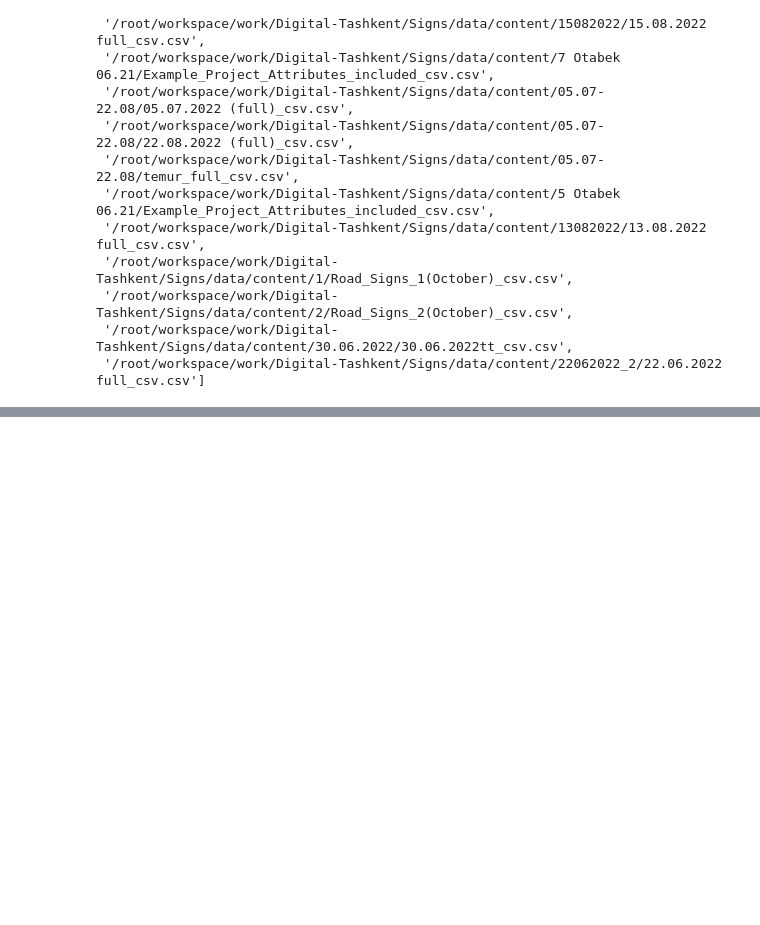
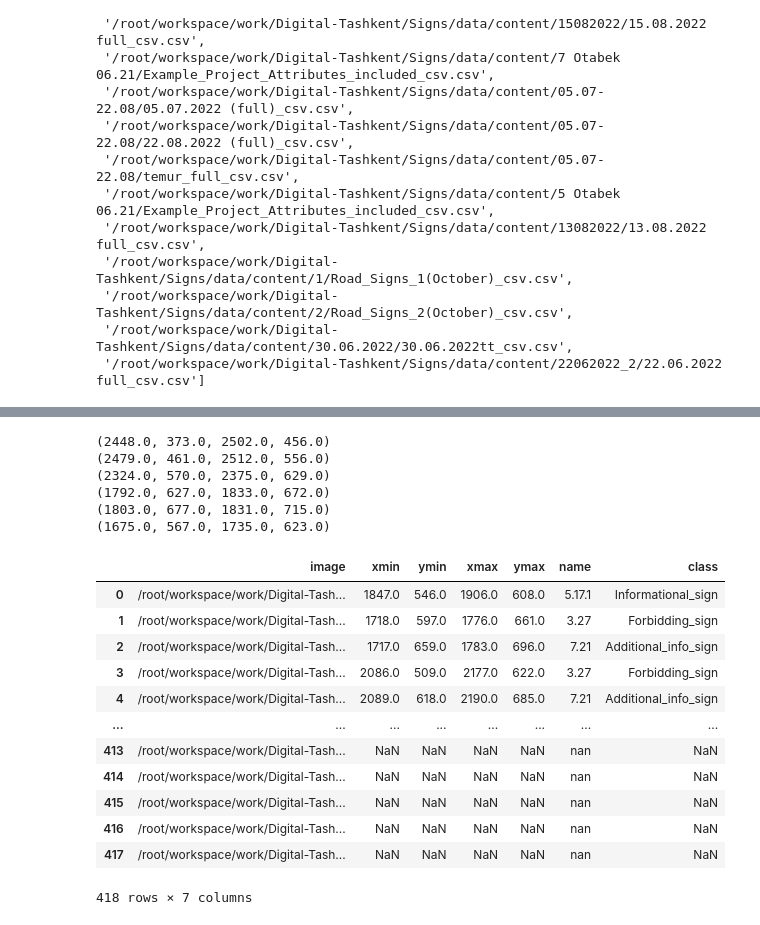
Before and after one commit to t1masavin/traffic-detection, a Jupyter notebook: classification/cls.ipynb, the cells around one changed output, grey strips where cells are left out. Cells and saved outputs as stored; diff of their text form; code cells hidden in the pictures; blank space fills up the shorter version.

```diff
--- a/classification/cls.ipynb
+++ b/classification/cls.ipynb
@@ -93,0 +153,7 @@ plt.imshow(get_crop(im, bbox))
+# %%
+data_list = []
+for item in list_train:
+    data = joiner(item)
+    data.dropna(inplace=True)
+    data.drop_duplicates(inplace=True)
+    data_list.append(data)
@@ -93,0 +203,26 @@ plt.imshow(get_crop(im, bbox))
+# %%
+for i in range(len(ser)):
+    print(get_bbox(ser.iloc[i]))
+# %% [output]
+(2448.0, 373.0, 2502.0, 456.0)
+(2479.0, 461.0, 2512.0, 556.0)
+(2324.0, 570.0, 2375.0, 629.0)
+(1792.0, 627.0, 1833.0, 672.0)
+(1803.0, 677.0, 1831.0, 715.0)
+(1675.0, 567.0, 1735.0, 623.0)
+# %%
+data
+# %% [output]
+|  | image | xmin | ymin | xmax | ymax | name | class |
+| 0 | /root/workspace/work/Digital-Tash... | 1847.0 | 546.0 | 1906.0 | 608.0 | 5.17.1 | Informational_sign |
+| 1 | /root/workspace/work/Digital-Tash... | 1718.0 | 597.0 | 1776.0 | 661.0 | 3.27 | Forbidding_sign |
+| 2 | /root/workspace/work/Digital-Tash... | 1717.0 | 659.0 | 1783.0 | 696.0 | 7.21 | Additional_info_sign |
+| 3 | /root/workspace/work/Digital-Tash... | 2086.0 | 509.0 | 2177.0 | 622.0 | 3.27 | Forbidding_sign |
+| 4 | /root/workspace/work/Digital-Tash... | 2089.0 | 618.0 | 2190.0 | 685.0 | 7.21 | Additional_info_sign |
+| ... | ... | ... | ... | ... | ... | ... | ... |
+| 413 | /root/workspace/work/Digital-Tash... | NaN | NaN | NaN | NaN | nan | NaN |
+| 414 | /root/workspace/work/Digital-Tash... | NaN | NaN | NaN | NaN | nan | NaN |
+| 415 | /root/workspace/work/Digital-Tash... | NaN | NaN | NaN | NaN | nan | NaN |
+| 416 | /root/workspace/work/Digital-Tash... | NaN | NaN | NaN | NaN | nan | NaN |
+| 417 | /root/workspace/work/Digital-Tash... | NaN | NaN | NaN | NaN | nan | NaN |
+418 rows × 7 columns
```
Also changed, not shown: parts of 8 cells of this notebook.
